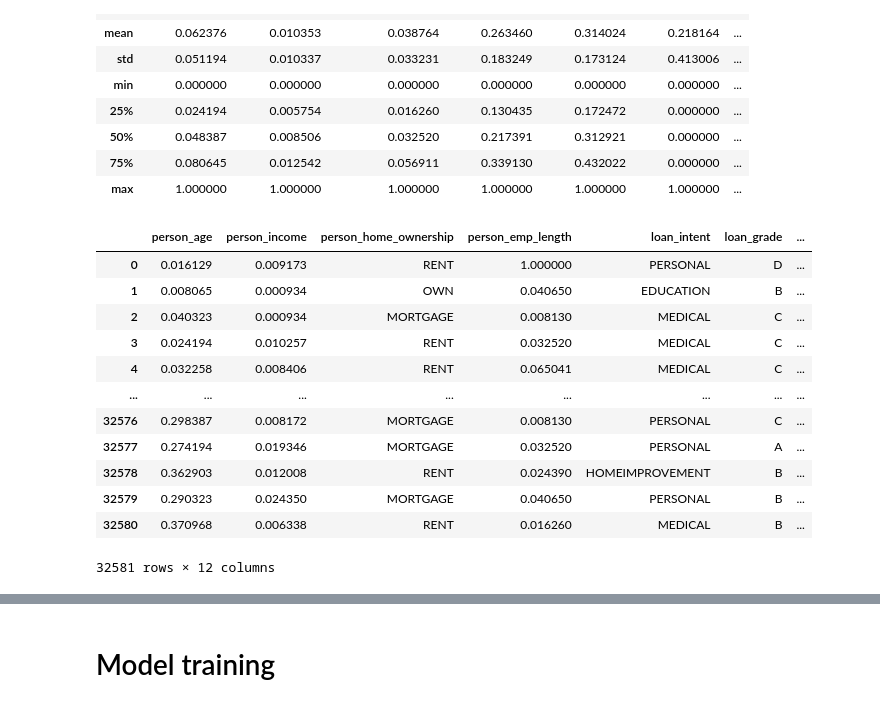
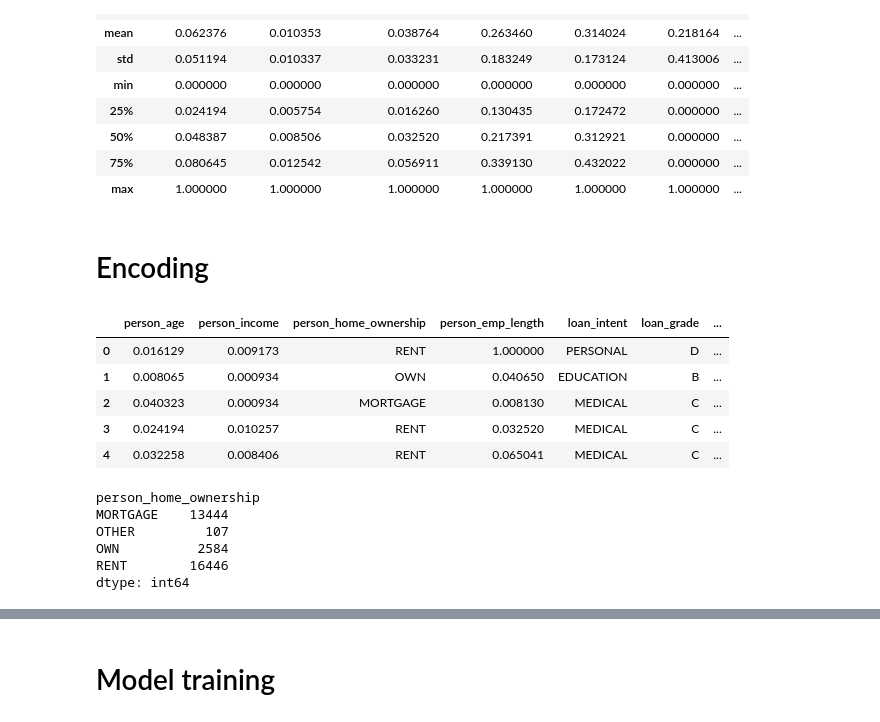
Before and after one commit to chiseanchang0727/kaggle, a Jupyter notebook: credit_risk_prediction/credit_risk_prediction.ipynb, the cells around one changed output, grey strips where cells are left out. Saved outputs shown, nothing was run; the diff lists cells and outputs as text; code cells hidden in the pictures.

Commit message:
encoding and training with rf

```diff
--- a/credit_risk_prediction/credit_risk_prediction.ipynb
+++ b/credit_risk_prediction/credit_risk_prediction.ipynb
@@ -173,19 +175,23 @@ data.describe()
 | 50% | 0.048387 | 0.008506 | 0.032520 | 0.217391 | 0.312921 | 0.000000 | ... |
 | 75% | 0.080645 | 0.012542 | 0.056911 | 0.339130 | 0.432022 | 0.000000 | ... |
 | max | 1.000000 | 1.000000 | 1.000000 | 1.000000 | 1.000000 | 1.000000 | ... |
+# %% [markdown]
+# Encoding
 # %%
-data
+data.head()
 # %% [output]
 |  | person_age | person_income | person_home_ownership | person_emp_length | loan_intent | loan_grade | ... |
 | 0 | 0.016129 | 0.009173 | RENT | 1.000000 | PERSONAL | D | ... |
 | 1 | 0.008065 | 0.000934 | OWN | 0.040650 | EDUCATION | B | ... |
 | 2 | 0.040323 | 0.000934 | MORTGAGE | 0.008130 | MEDICAL | C | ... |
 | 3 | 0.024194 | 0.010257 | RENT | 0.032520 | MEDICAL | C | ... |
 | 4 | 0.032258 | 0.008406 | RENT | 0.065041 | MEDICAL | C | ... |
-| ... | ... | ... | ... | ... | ... | ... | ... |
-| 32576 | 0.298387 | 0.008172 | MORTGAGE | 0.008130 | PERSONAL | C | ... |
-| 32577 | 0.274194 | 0.019346 | MORTGAGE | 0.032520 | PERSONAL | A | ... |
-| 32578 | 0.362903 | 0.012008 | RENT | 0.024390 | HOMEIMPROVEMENT | B | ... |
-| 32579 | 0.290323 | 0.024350 | MORTGAGE | 0.040650 | PERSONAL | B | ... |
-| 32580 | 0.370968 | 0.006338 | RENT | 0.016260 | MEDICAL | B | ... |
-32581 rows × 12 columns
+# %%
+data.groupby(["person_home_ownership"]).size()
+# %% [output]
+person_home_ownership
+MORTGAGE    13444
+OTHER         107
+OWN          2584
+RENT        16446
+dtype: int64
```
Also changed, not shown: parts of 13 cells of this notebook.
